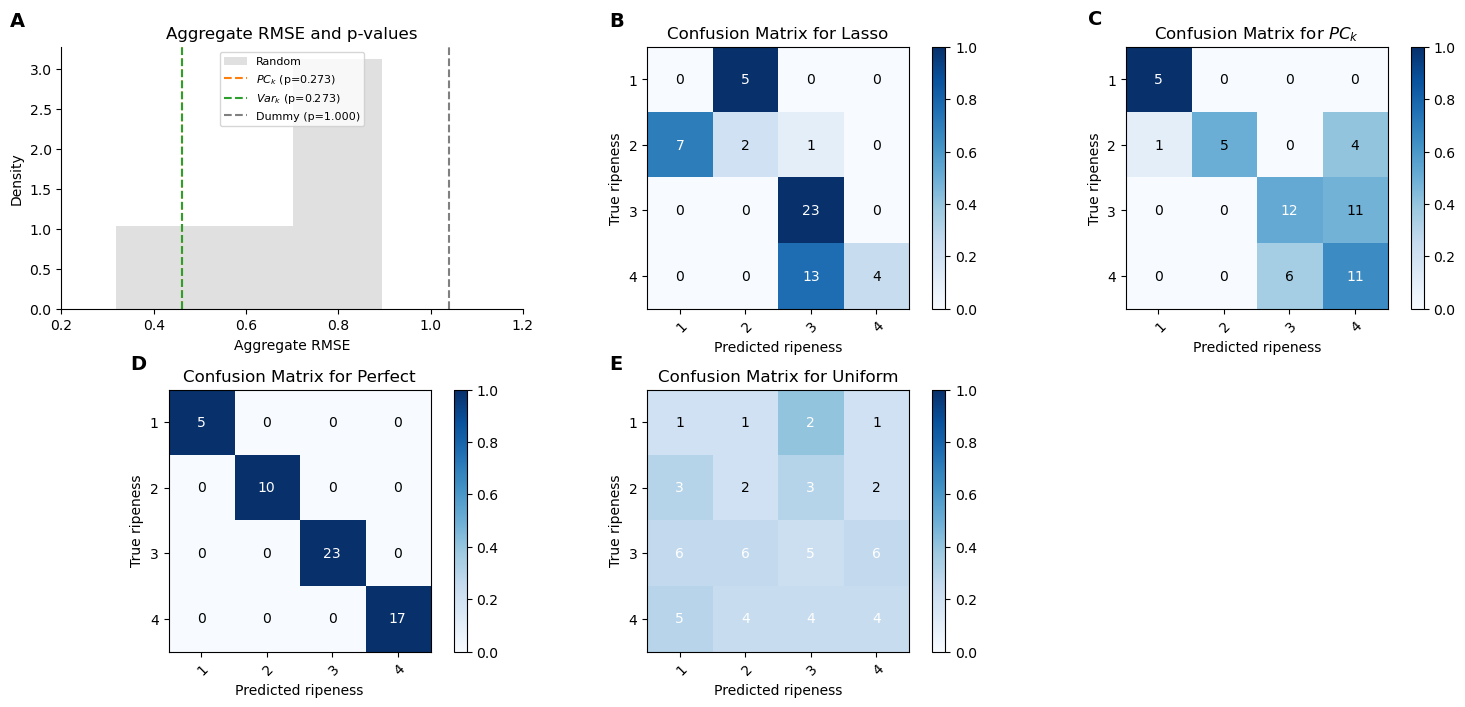
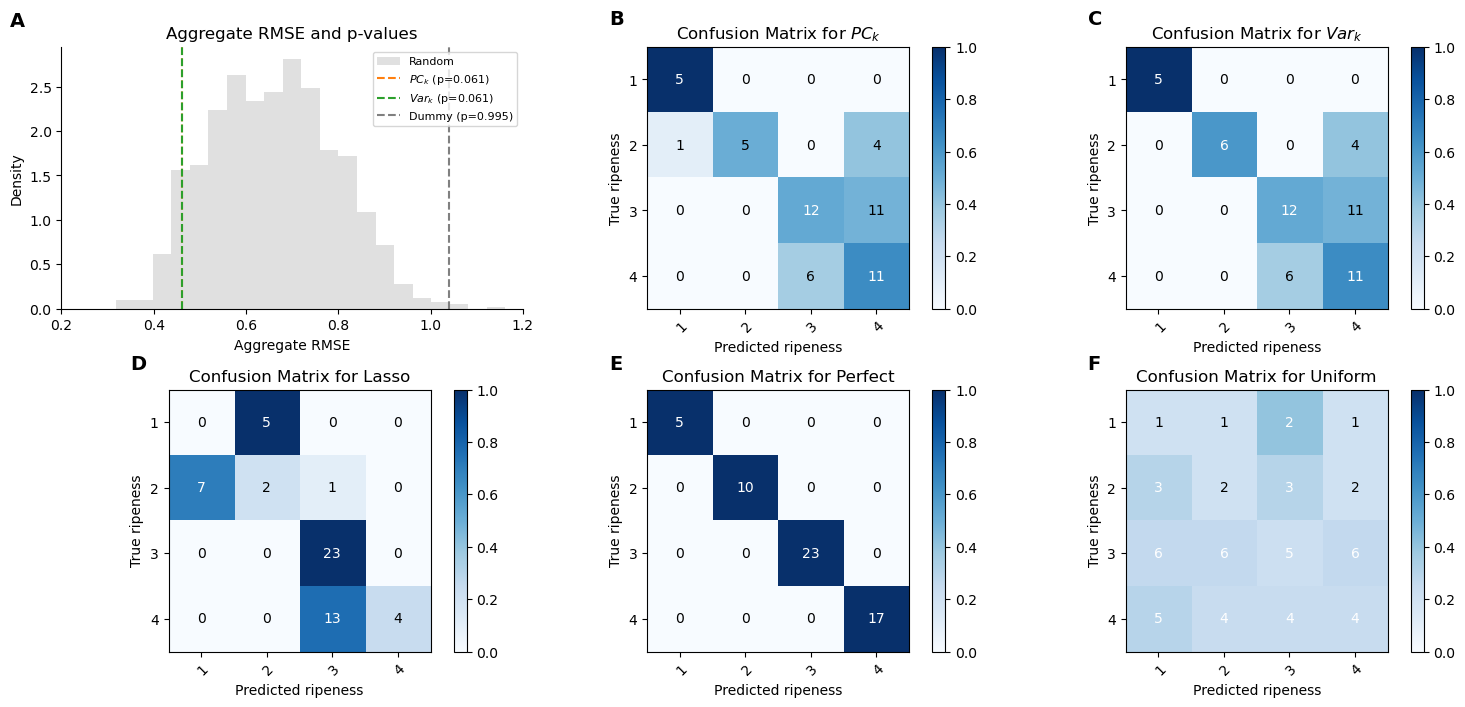
Unified diff of the notebook cell whose output changed from the first chart to the second:
--- before
+++ after
@@ -4,7 +4,9 @@
 pr.plot_figure(panels=[
     (0, 0, "A", pr.plot_aggregate_p_values, ["pc_k", "var_k", "dummy"]),
-    (0, 1, "B", pr.plot_confusion_matrix, "lasso"),
-    (0, 2, "C", pr.plot_confusion_matrix, "pc_k"),
-    (1, 0, "D", pr.plot_confusion_matrix, "perfect"),
-    (1, 1, "E", pr.plot_confusion_matrix, "uniform")
+    (0, 1, "B", pr.plot_confusion_matrix, "pc_k"),
+    (0, 2, "C", pr.plot_confusion_matrix, "var_k"),
+    (1, 0, "D", pr.plot_confusion_matrix, "lasso"), 
+    (1, 1, "E", pr.plot_confusion_matrix, "perfect"),
+    (1, 2, "F", pr.plot_confusion_matrix, "uniform")
 ])
+plt.savefig("sechellia.pdf", bbox_inches=None)

Commit: Minor.